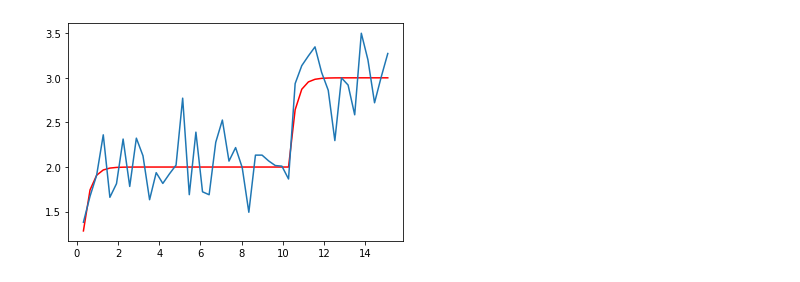
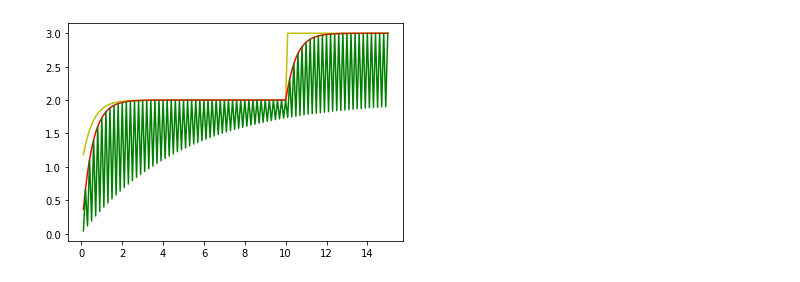
Before and after one commit to Kikumu/Computational-science-practice, a Jupyter notebook: Robot simulation part1.ipynb, the cells around one changed output. Drawn from its saved outputs; the diff is of its cells as text; code cells hidden in the pictures.

```diff
--- a/Robot simulation part1.ipynb
+++ b/Robot simulation part1.ipynb
@@ -101,9 +151,9 @@ plt.show()
 
 import statistics as stat
 std_dev1 = stat.stdev(x_array)
-#_mean = stat.mean(x_array)
+_mean1 = stat.mean(x_array)
 
-std_dev = 0.291
-_mean = 0.0
-print("deviation: ",std_dev,"mean: ",_mean,std_dev1)
+std_dev = 0.001
+_mean = 0
+print("deviation: ",std_dev,"mean: ",_mean,"DEVIATION: ",std_dev1,"MEAN: ",_mean1)
 # %% [output]
@@ -142,26 +192,31 @@ print(np.pi)
 # %%
+#BOX MULLER METHOD
+
+
 random_vals = []
 #random_vals[1,2,3,3]
 i = 0
 it = 0
 while i < len(x_array):
  if(it==0):
-    z1 = rand.uniform(0,2*np.pi) #values from 0 to (2*np.pi)#
-    b = std_dev * np.sqrt(-2*math.log(rand.uniform(0,1)))
-    z2 = b * math.sin(z1)+_mean
-    z3 = b* math.cos(z1)+_mean
+    z1 = rand.uniform(0,2*np.pi) #values from 0 to (2*np.pi) our a#
+    b = std_dev*np.sqrt(-2*math.log(rand.uniform(0,1)))
+    z2 = b *(math.sin(z1))+_mean
+    z3 = b*(math.cos(z1))+_mean
     noise = x_array[i] + z2
+    random_vals.append(noise)
     print("nose1: ",noise,x_array[i])
     it = 1
     i = i + 1
-    random_vals.append(noise) #dividenoise by 10 for "scaling" to step size?....
+     #dividenoise by 10 for "scaling" to step size?....
    # print("nose1: ",noise/10,x_exact_array[i])
  else:
     it = 0
     noise = x_array[i] + z3
-    i = i + 1
     random_vals.append(noise)
     print("nose2: ",noise,x_array[i])
+    i = i + 1
+    #print("nose2: ",noise,x_array[i])
 
 #meu is mean sigma is std deviation
 y_axis = x_array
@@ -193,13 +302,16 @@ nose1:  3.2724549862160255 2.9999997966494276
 # %%
 #plt.figure()
 #plt.plot(t_array)
 y_axis = random_vals
-y = x_array
-x_axis = x = t_array
+y = x_save
+y1 = x_exact_save
+x_axis = x = t_save
 #x = t_array
-
-plt.plot(x,y,"r")
-plt.plot(x_axis,y_axis)
+plt.plot(x,y1,"y") #actual
+plt.plot(x,y,"r")  #robot
+plt.plot(x_axis,y_axis,"g")#noise
 plt.show()
+#IF MEAN INCREASED IT GOES TOO FAR UP(0R LOW)
+#IF STD DEVIATION INCREASED MORE NOISE IS GENERATED WITHIN LINE
 # %% [output]
-[figure, old version]
+[figure, new version]
```
Also changed, not shown: parts of 16 cells of this notebook.
